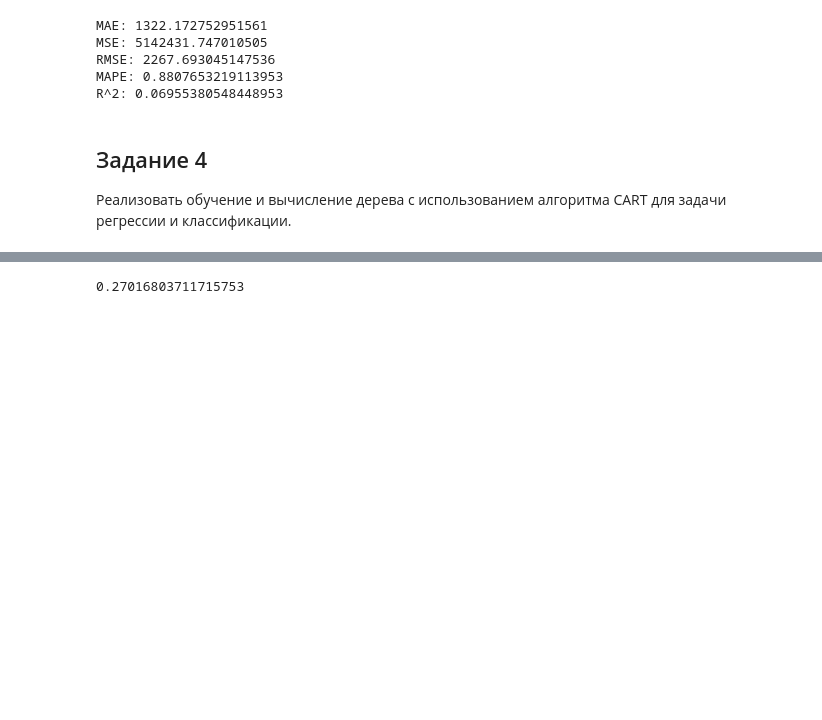
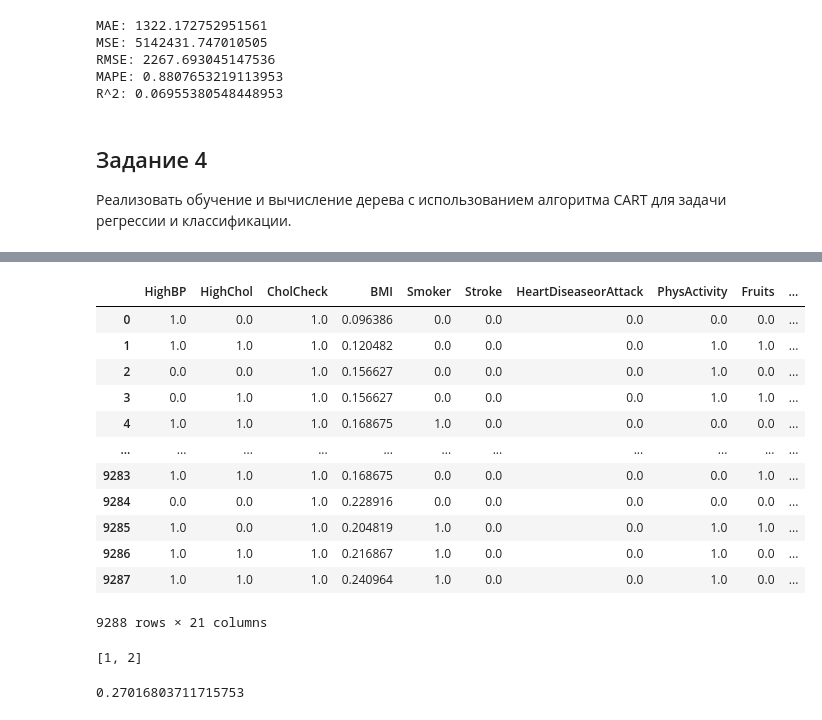
Before and after one commit to ArtGMlg/ML, a Jupyter notebook: notebooks/lab3.ipynb, the cells around one changed output, grey strips where cells are left out. Cells and saved outputs as stored; diff of their text form; code cells hidden in the pictures; blank space fills up the shorter version.

```diff
--- a/notebooks/lab3.ipynb
+++ b/notebooks/lab3.ipynb
@@ -738,3 +830,23 @@ R^2: 0.06955380548448953
+# %%
+(X_train_rus-X_train_rus.min())/(X_train_rus.max()-X_train_rus.min())
+# %% [output]
+|  | HighBP | HighChol | CholCheck | BMI | Smoker | Stroke | HeartDiseaseorAttack | PhysActivity | Fruits | ... |
+| 0 | 1.0 | 0.0 | 1.0 | 0.096386 | 0.0 | 0.0 | 0.0 | 0.0 | 0.0 | ... |
+| 1 | 1.0 | 1.0 | 1.0 | 0.120482 | 0.0 | 0.0 | 0.0 | 1.0 | 1.0 | ... |
+| 2 | 0.0 | 0.0 | 1.0 | 0.156627 | 0.0 | 0.0 | 0.0 | 1.0 | 0.0 | ... |
+| 3 | 0.0 | 1.0 | 1.0 | 0.156627 | 0.0 | 0.0 | 0.0 | 1.0 | 1.0 | ... |
+| 4 | 1.0 | 1.0 | 1.0 | 0.168675 | 1.0 | 0.0 | 0.0 | 0.0 | 0.0 | ... |
+| ... | ... | ... | ... | ... | ... | ... | ... | ... | ... | ... |
+| 9283 | 1.0 | 1.0 | 1.0 | 0.168675 | 0.0 | 0.0 | 0.0 | 0.0 | 1.0 | ... |
+| 9284 | 0.0 | 0.0 | 1.0 | 0.228916 | 0.0 | 0.0 | 0.0 | 0.0 | 0.0 | ... |
+| 9285 | 1.0 | 0.0 | 1.0 | 0.204819 | 1.0 | 0.0 | 0.0 | 1.0 | 1.0 | ... |
+| 9286 | 1.0 | 1.0 | 1.0 | 0.216867 | 1.0 | 0.0 | 0.0 | 1.0 | 0.0 | ... |
+| 9287 | 1.0 | 1.0 | 1.0 | 0.240964 | 1.0 | 0.0 | 0.0 | 1.0 | 0.0 | ... |
+9288 rows × 21 columns
+# %%
+[1, 2, 3][0:2]
+# %% [output]
+[1, 2]
 # %%
 def gini_score(x, y):
     return 1.0 - sum((n / len(y2_train)) ** 2 for n in num_row_byclass)
```
Also changed, not shown: parts of 26 cells of this notebook, 1 other file.
